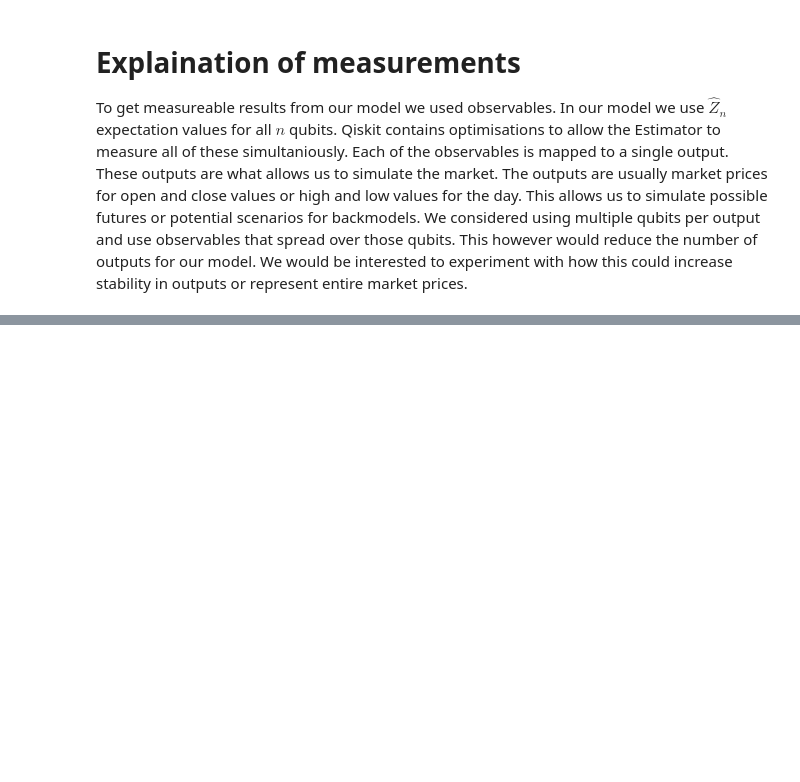
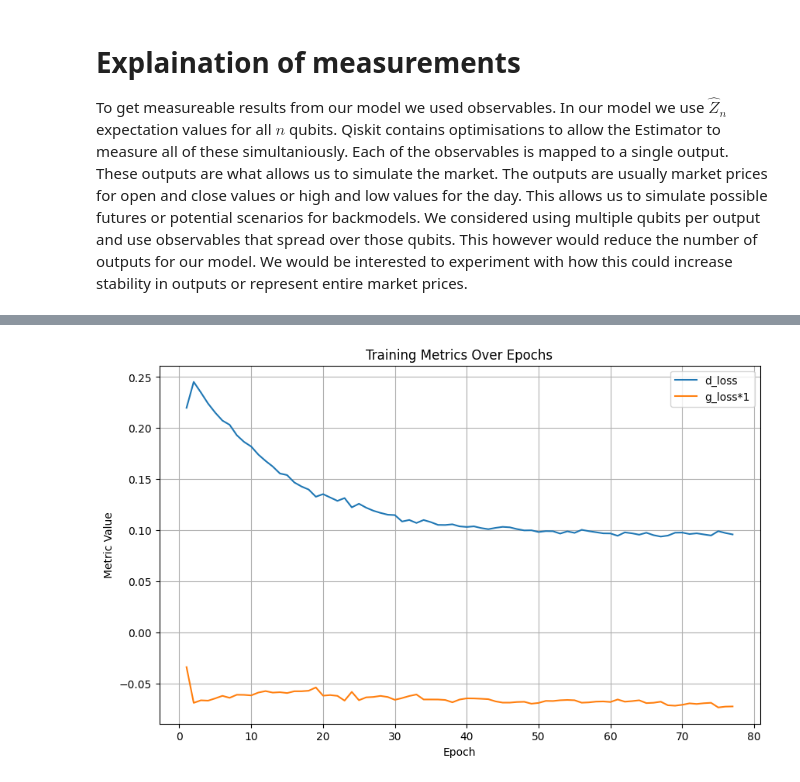
Before and after one commit to adam-milner1/Schro-horse, a Jupyter notebook: submission.ipynb, the cells around one changed output, grey strips where cells are left out. Drawn from its saved outputs; the diff is of its cells as text; code cells hidden in the pictures; blank space fills up the shorter version.

```diff
--- a/submission.ipynb
+++ b/submission.ipynb
@@ -335,0 +387,5 @@ To get measureable results from our model we used observables. In our model we u
+# %%
+loaded_weights = np.load("models/baseline/generator.npy")
+plot_training_metrics("models/baseline/logs", generator_loss_scaling=1)
+# %% [output]
+[figure, added]
```
Also changed, not shown: parts of 14 cells of this notebook, 2 other files.
